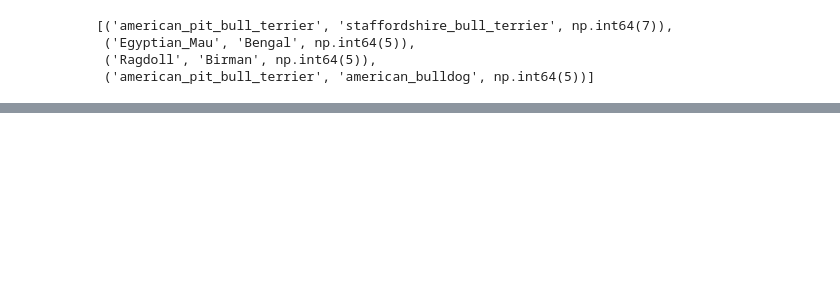
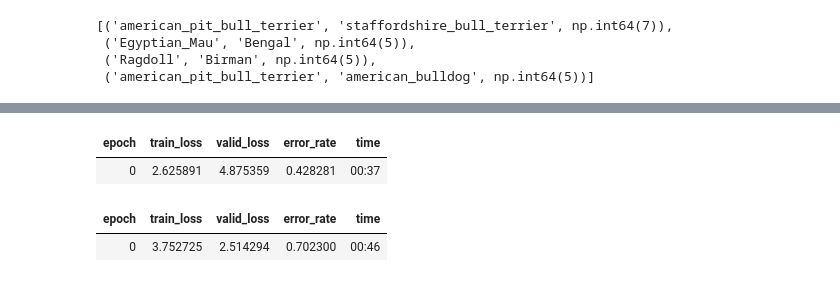
Before and after one commit to CodeWithOz/fastai-deep-learn-coders, a Jupyter notebook: ch-05-pet-breeds-pt2.ipynb, the cells around one changed output, grey strips where cells are left out. Saved outputs shown, nothing was run; the diff lists cells and outputs as text; code cells hidden in the pictures; blank space fills up the shorter version.

```diff
--- a/ch-05-pet-breeds-pt2.ipynb
+++ b/ch-05-pet-breeds-pt2.ipynb
@@ -555,0 +564,8 @@ Some quick googling reveals that these species are actually hard to distinguish
+# %%
+learn = vision_learner(dls, resnet34, metrics=error_rate)
+learn.fine_tune(1, base_lr=0.1)
+# %% [output]
+| epoch | train_loss | valid_loss | error_rate | time |
+| 0 | 2.625891 | 4.875359 | 0.428281 | 00:37 |
+| epoch | train_loss | valid_loss | error_rate | time |
+| 0 | 3.752725 | 2.514294 | 0.702300 | 00:46 |
```
Also changed, not shown: parts of 9 cells of this notebook.
